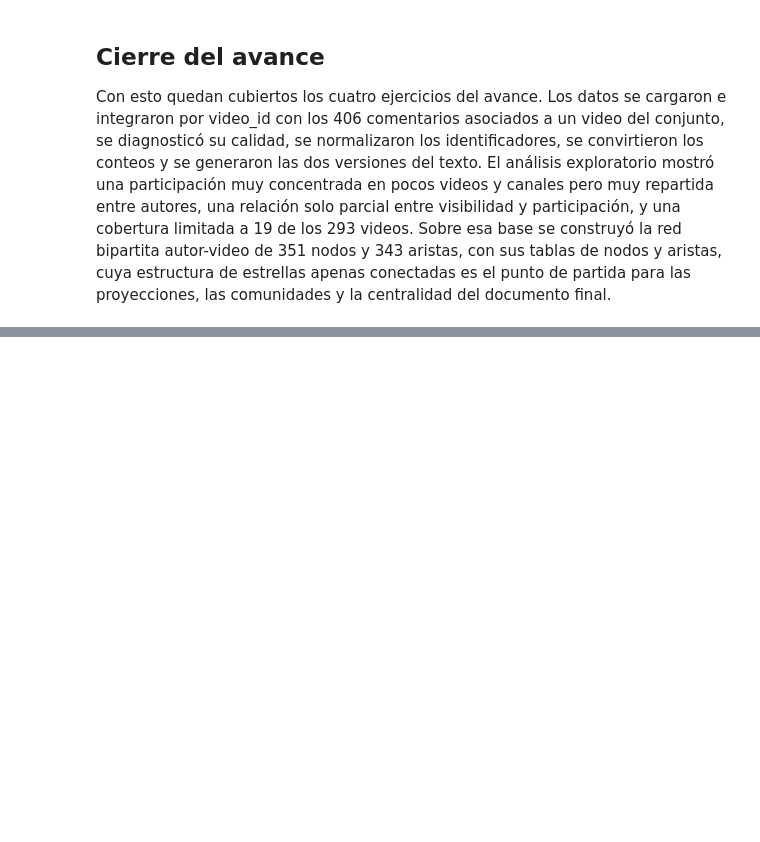
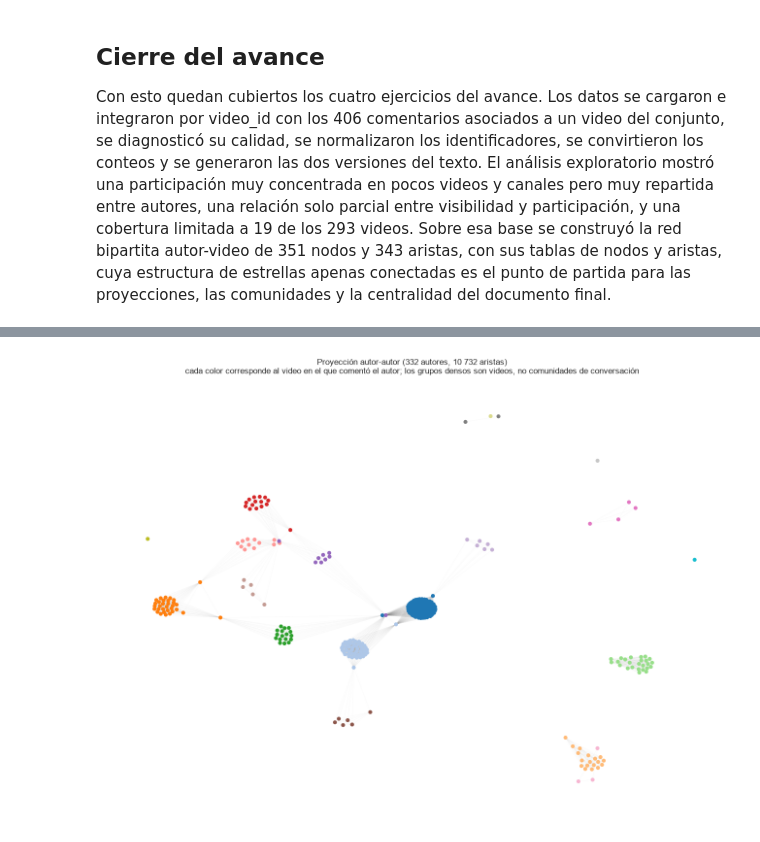
Before and after one commit to Fercho1118/Lab6_DS, a Jupyter notebook: notebooks/lab6.ipynb, the cells around one changed output, grey strips where cells are left out. Cells and saved outputs as stored; diff of their text form; code cells hidden in the pictures; blank space fills up the shorter version.

Commit message:
Ejercicio 5: proyecciones autor-autor y video-video con sus pesos y visualizaciones

```diff
--- a/notebooks/lab6.ipynb
+++ b/notebooks/lab6.ipynb
@@ -1219,0 +1235,20 @@ del documento final.
+# %%
+from networkx.algorithms import bipartite as bip
+
+P_autores = bip.weighted_projected_graph(B, autores_ids)
+
+print("proyección autor-autor")
+print("  nodos:", P_autores.number_of_nodes(), "| aristas:", P_autores.number_of_edges())
+print("  densidad:", round(nx.density(P_autores), 4))
+print("  grado medio:", round(2 * P_autores.number_of_edges() / P_autores.number_of_nodes(), 2))
+
+pesos_aa = pd.Series([d["weight"] for _, _, d in P_autores.edges(data=True)])
+print("  pesos: máximo", int(pesos_aa.max()), "| aristas con peso mayor que 1:",
+      int((pesos_aa > 1).sum()))
+
+etiqueta_autor = comentarios.drop_duplicates("author_channel_id").set_index(
+    "author_channel_id")["author_handle"].to_dict()
+print("\n  pares de autores que comparten más de un video:")
+for a, b, d in P_autores.edges(data=True):
+    if d["weight"] > 1:
+        print(f"    {etiqueta_autor[a]} <-> {etiqueta_autor[b]}: {d['weight']} videos")
@@ -1219,0 +1371,22 @@ del documento final.
+# %%
+video_principal = comentarios.groupby("author_channel_id")["video_id"].agg(
+    lambda s: s.value_counts().idxmax())
+orden_videos = list(por_video.index)
+paleta = dict(zip(orden_videos, sns.color_palette("tab20", len(orden_videos))))
+colores_aa = [paleta[video_principal[n]] for n in P_autores.nodes()]
+
+pos_aa = nx.spring_layout(P_autores, k=0.25, iterations=80, seed=11)
+
+fig, ax = plt.subplots(figsize=(12, 9))
+nx.draw_networkx_edges(P_autores, pos_aa, ax=ax, alpha=0.04,
+                       edge_color="#7f7f7f", width=0.4)
+nx.draw_networkx_nodes(P_autores, pos_aa, ax=ax, node_size=28,
+                       node_color=colores_aa, linewidths=0)
+ax.set_title("Proyección autor-autor (332 autores, 10 732 aristas)\n"
+             "cada color corresponde al video en el que comentó el autor; "
+             "los grupos densos son videos, no comunidades de conversación")
+ax.axis("off")
+plt.tight_layout()
+plt.show()
+# %% [output]
+[figure, added]
```
Also changed, not shown: parts of 14 cells of this notebook.
